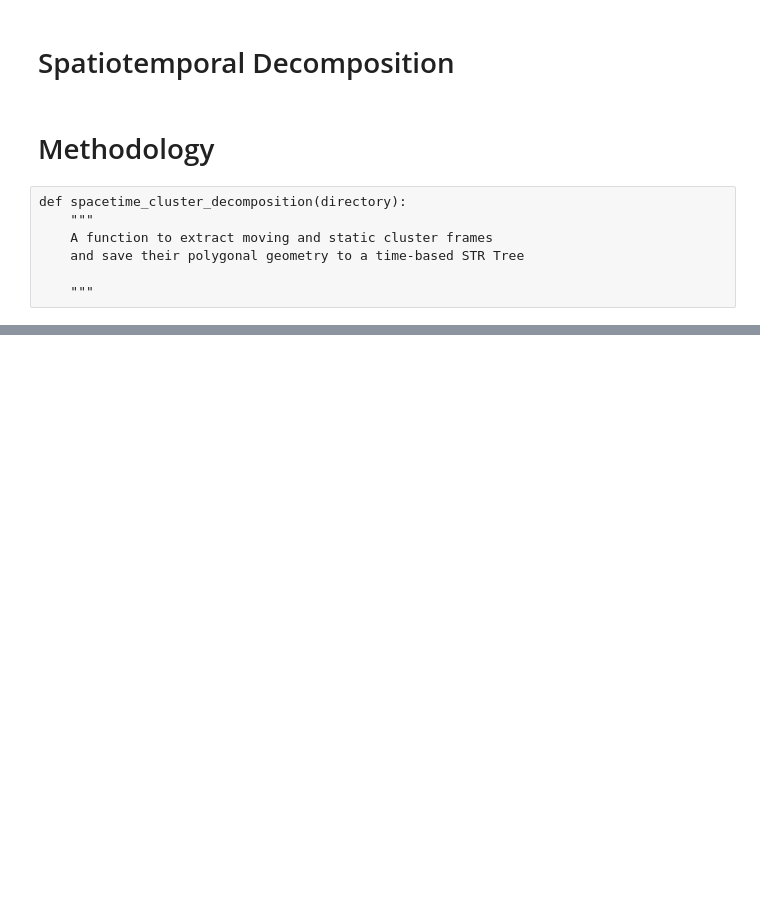
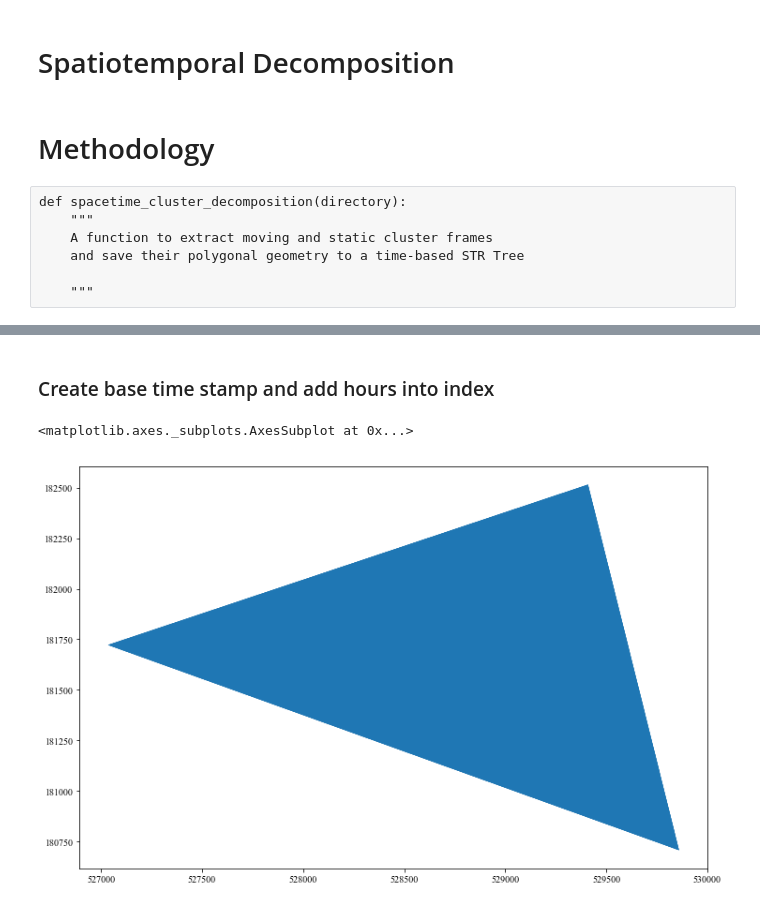
Before and after one commit to georgepyne/CASA0012, a Jupyter notebook: st.ipynb, the cells around one changed output, grey strips where cells are left out. Saved outputs shown, nothing was run; the diff lists cells and outputs as text; code cells hidden in the pictures; blank space fills up the shorter version.

```diff
--- a/st.ipynb
+++ b/st.ipynb
@@ -24,7 +24,7 @@ shapely.speedups.enable()
 warnings.filterwarnings('ignore')
 %matplotlib inline
 # %%
-plt.rcParams["figure.figsize"] = [12.0, 12.0]
+plt.rcParams["figure.figsize"] = [6.0, 6.0]
 # %%
 def add_basemap(ax, zoom, url='http://tile.stamen.com/terrain/tileZ/tileX/tileY.png'):
     xmin, xmax, ymin, ymax = ax.axis()
@@ -195,10 +297,13 @@ lm_moves_list = []
 # txts = []
 times = []
 moving_frame_t = []
+moving_cluster_nps = []
 
-directory = '/Users/GeorgePyne/Documents/CASA/Dissertation/IPYNB/decompSpaceTime-master/pointFiles'
+directory = '/Users/GeorgePyne/Documents/CASA/Dissertation/IPYNB/decompSpaceTime-master/pointFilesworking9Jun/'
 
-for filename in os.listdir(directory)[0:3]: # Iterate over each decomposition domain
+
+for filename in os.listdir(directory): # Iterate over each decomposition domain
+# for filename in ['pts_3.txt','pts_4.txt','pts_5.txt']:
     txt = pd.read_csv(directory+'/'+filename, skiprows=1, names=['lon','lat','time']) # read decomp
 #     txts.append(txt)
     points = [[lat,lon] for lat,lon in zip(txt.lat, txt.lon)] # Save point patter to test global CSR
@@ -252,19 +357,21 @@ for filename in os.listdir(directory)[0:3]: # Iterate over each decomposition do
                     if pv_t < 1.0:
                         eps = pp_t.mean_nnd
                         min_samples = int(len(frame) / 6)
-                    if min_samples < 3:
-                        min_samples = 3
+                    if min_samples < 4:
+                        min_samples = 4
                     labels = OPTICS(eps=eps, min_samples=min_samples).fit(points).labels_
                     frame['labels'] = labels
                     try:
                         for i in frame.labels.unique():
                             if i > -1:
-                                if len(frame.loc[frame['labels']==i]) > 2:
+                                if len(frame.loc[frame['labels']==i]) > 3:
+                                    geom = frame.loc[frame['labels']==i]
+                                    moving_cluster_nps.append(len(geom))
                                     moving_frames.append\
                                     (shapely.geometry.MultiPoint\
                                      ([shapely.geometry.Point(lat,lon)\
-                                       for lat,lon in zip(frame.loc[frame['labels']==i].lon,\
-                                                          frame.loc[frame['labels']==i].lat)]).convex_hull)
+                                       for lat,lon in zip(geom.lon,\
+                                                          geom.lat)]).convex_hull)
                                     moving_frame_t.append(frame.time.unique()[0])
                                     end_time = datetime.now() # Save endtime
                                     run_time = end_time - start_time # Find runtime to adjudge parallelization
@@ -289,8 +396,10 @@ for filename in os.listdir(directory)[0:3]: # Iterate over each decomposition do
                     try:
                         for i in frame.labels.unique():
                             if i > -1:
-                                if len(frame.loc[frame['labels']==i]) > 2:
-                                    static_frames.append(shapely.geometry.MultiPoint([shapely.geometry.Point(lat,lon) for lat,lon in zip(frame.loc[frame['labels']==i].lon, frame.loc[frame['labels']==i].lat)]).convex_hull)
+                                if len(frame.loc[frame['labels']==i]) > 3:
+                                    geom = frame.loc[frame['labels']==i]
+                                    moving_cluster_nps.append(len(geom))
+                                    static_frames.append(shapely.geometry.MultiPoint([shapely.geometry.Point(lat,lon) for lat,lon in zip(geom.lon, geom.lat)]).convex_hull)
                                     static_frames_t.append(frame.time.unique()[0])
                                     end_time = datetime.now() # Save endtime
                                     run_time = end_time - start_time # Find runtime to adjudge parallelization
@@ -305,0 +438,19 @@ for filename in os.listdir(directory)[0:3]: # Iterate over each decomposition do
+# %% [markdown]
+### Create base time stamp and add hours into index
+# %%
+def create_index(cluster_times, cluster_geometries):
+    lookup = {}
+    for ct, cg in zip(cluster_times, cluster_geometries):
+        if ct in lookup:
+            lookup[ct] = lookup[ct]+[cg]
+        else:
+            lookup[ct] = [cg]
+
+    return lookup
+
+index = create_index(moving_frame_t, moving_frames)
+# %%
+GeoDataFrame(index[i]).rename(columns={0:'geometry'}).plot()
+# %% [output]
+<matplotlib.axes._subplots.AxesSubplot at 0x...>
+[figure, added]
```
Also changed, not shown: parts of 34 cells of this notebook.
